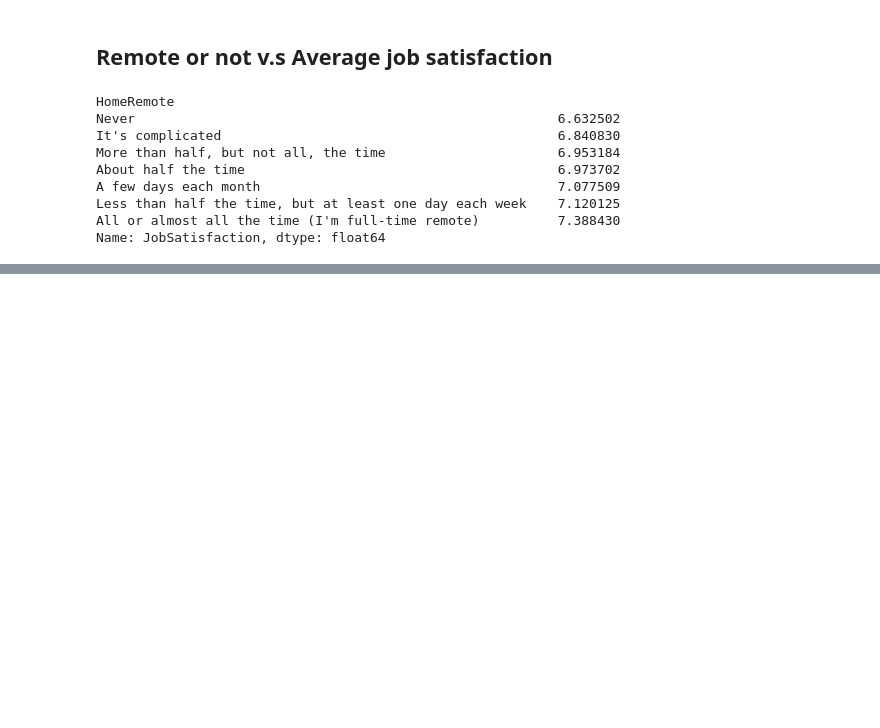
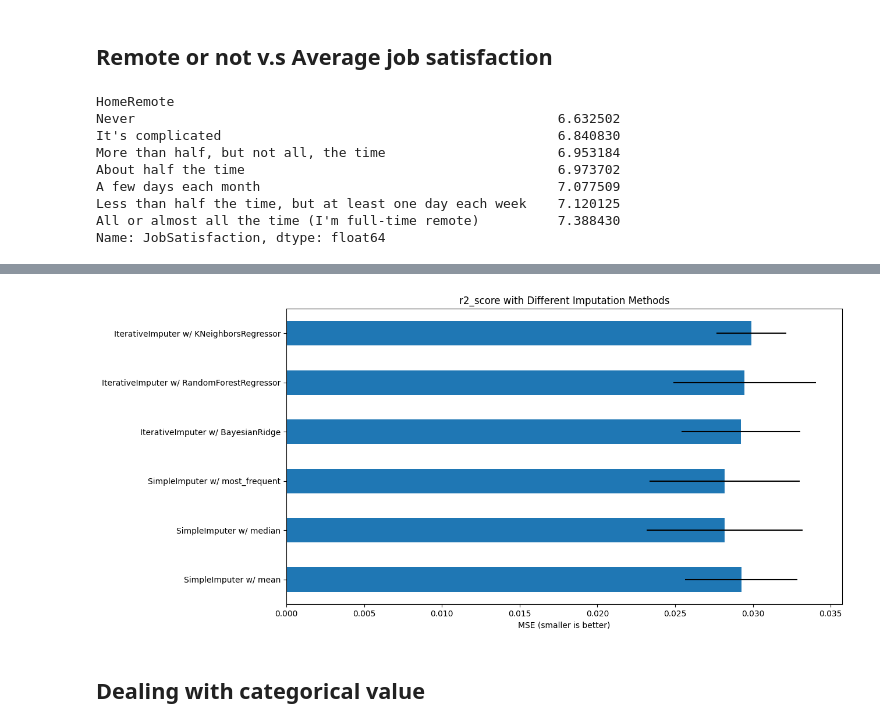
Before and after one commit to zhukuixi/Udacity_DataScientistNanoDegree, a Jupyter notebook: Chapter1.ipynb, the cells around one changed output, grey strips where cells are left out. Drawn from its saved outputs; the diff is of its cells as text; code cells hidden in the pictures; blank space fills up the shorter version.

```diff
--- a/Chapter1.ipynb
+++ b/Chapter1.ipynb
@@ -262,0 +301,12 @@ Name: JobSatisfaction, dtype: float64
+# %%
+num_vars = df[['CareerSatisfaction', 'HoursPerWeek', 'JobSatisfaction', 'StackOverflowSatisfaction','Salary']]
+# drop samples containing NA
+all_rm = num_vars.dropna()
+X = all_rm[['CareerSatisfaction', 'HoursPerWeek', 'JobSatisfaction', 'StackOverflowSatisfaction']]
+y = all_rm['Salary']
+
+X_train,X_test,y_train,y_test = train_test_split(X,y,test_size=0.2,random_state=42)
+regressor = LinearRegression()
+regressor.fit(X_train,y_train)
+y_pred = regressor.predict(X_test)
+r2_score(y_test,y_pred)
@@ -262,0 +397,16 @@ Name: JobSatisfaction, dtype: float64
+# %%
+# plot california housing results
+fig, ax = plt.subplots(figsize=(13, 6))
+means = scores.mean()
+errors = scores.std()
+means.plot.barh(xerr=errors, ax=ax)
+ax.set_title("r2_score with Different Imputation Methods")
+ax.set_xlabel("MSE (smaller is better)")
+ax.set_yticks(np.arange(means.shape[0]))
+ax.set_yticklabels([" w/ ".join(label) for label in means.index.tolist()])
+plt.tight_layout(pad=1)
+plt.show()
+# %% [output]
+[figure, added]
+# %% [markdown]
+## Dealing with categorical value
```
Also changed, not shown: parts of 16 cells of this notebook.
